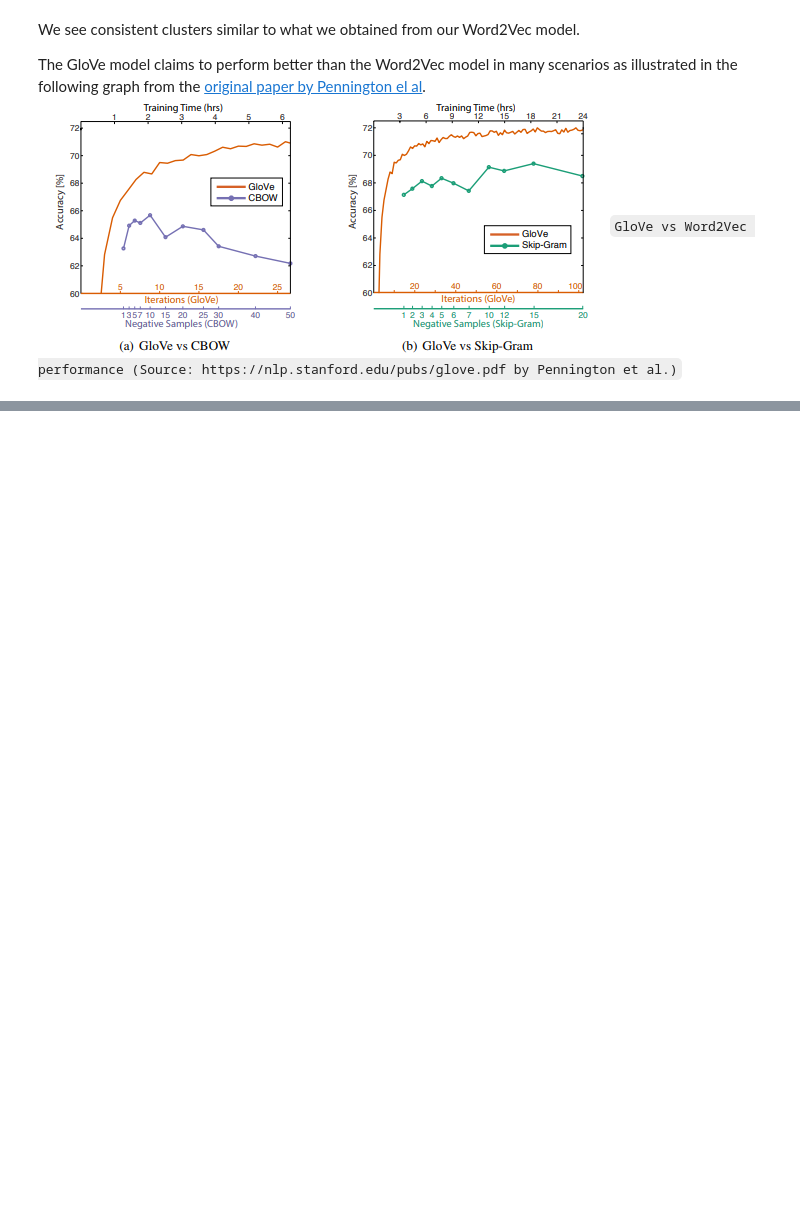
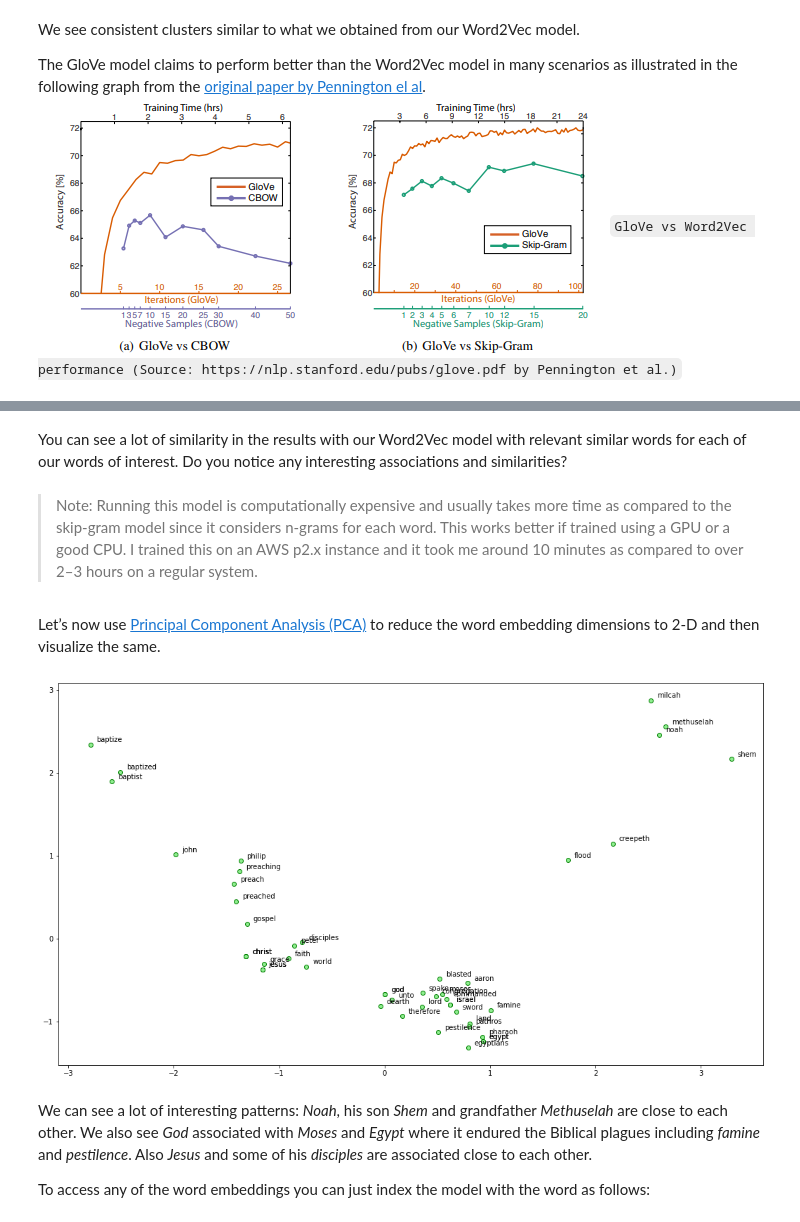
Before and after one commit to ai-dave/capstone, a Jupyter notebook: Curriculum/Section-31--Natural-Language-Processing/Section-31.1--Foundations-of-Traditional-and-Modern-NLP/4--NLP-Feature-Engineering-Deep-Learning.ipynb, the cells around one changed output, grey strips where cells are left out. Drawn from its saved outputs; the diff is of its cells as text; code cells hidden in the pictures; blank space fills up the shorter version.

```diff
--- a/Curriculum/Section-31--Natural-Language-Processing/Section-31.1--Foundations-of-Traditional-and-Modern-NLP/4--NLP-Feature-Engineering-Deep-Learning.ipynb
+++ b/Curriculum/Section-31--Natural-Language-Processing/Section-31.1--Foundations-of-Traditional-and-Modern-NLP/4--NLP-Feature-Engineering-Deep-Learning.ipynb
@@ -990,0 +1030,21 @@ The GloVe model claims to perform better than the Word2Vec model in many scenari
+# %%
+from gensim.models.fasttext import FastText
+
+wpt = nltk.WordPunctTokenizer()
+tokenized_corpus = [wpt.tokenize(document) for document in norm_bible]
+
+# Set values for various parameters
+feature_size = 100    # Word vector dimensionality
+window_context = 50          # Context window size
+min_word_count = 5   # Minimum word count
+sample = 1e-3   # Downsample setting for frequent words
+
+# sg decides whether to use the skip-gram model (1) or CBOW (0)
+ft_model = FastText(tokenized_corpus, vector_size=feature_size, window=window_context,
+                    min_count=min_word_count,sample=sample, sg=1, epochs=50)
+
+
+# view similar words based on gensim's FastText model
+similar_words = {search_term: [item[0] for item in ft_model.wv.most_similar([search_term], topn=5)]
+                  for search_term in ['god', 'jesus', 'noah', 'egypt', 'john', 'gospel', 'moses','famine']}
+similar_words
@@ -990,0 +1060,27 @@ The GloVe model claims to perform better than the Word2Vec model in many scenari
+# %% [markdown]
+You can see a lot of similarity in the results with our Word2Vec model with relevant similar words for each of our words of interest. Do you notice any interesting associations and similarities?
+# %% [markdown]
+>Note: Running this model is computationally expensive and usually takes more time as compared to the skip-gram model since it considers n-grams for each word. This works better if trained using a GPU or a good CPU. I trained this on an AWS p2.x instance and it took me around 10 minutes as compared to over 2–3 hours on a regular system.
+# %% [markdown]
+Let’s now use [Principal Component Analysis (PCA)](https://en.wikipedia.org/wiki/Principal_component_analysis) to reduce the word embedding dimensions to 2-D and then visualize the same.
+# %%
+from sklearn.decomposition import PCA
+
+words = sum([[k] + v for k, v in similar_words.items()], [])
+wvs = ft_model.wv[words]
+
+pca = PCA(n_components=2)
+np.set_printoptions(suppress=True)
+P = pca.fit_transform(wvs)
+labels = words
+
+plt.figure(figsize=(18, 10))
+plt.scatter(P[:, 0], P[:, 1], c='lightgreen', edgecolors='g')
+for label, x, y in zip(labels, P[:, 0], P[:, 1]):
+    plt.annotate(label, xy=(x+0.06, y+0.03), xytext=(0, 0), textcoords='offset points')
+# %% [output]
+[figure, added]
+# %% [markdown]
+We can see a lot of interesting patterns: *Noah*, his son *Shem* and grandfather *Methuselah* are close to each other. We also see *God* associated with *Moses* and *Egypt* where it endured the Biblical plagues including *famine* and *pestilence*. Also *Jesus* and some of his *disciples* are associated close to each other.
+
+To access any of the word embeddings you can just index the model with the word as follows:
```
Also changed, not shown: parts of 13 cells of this notebook.
